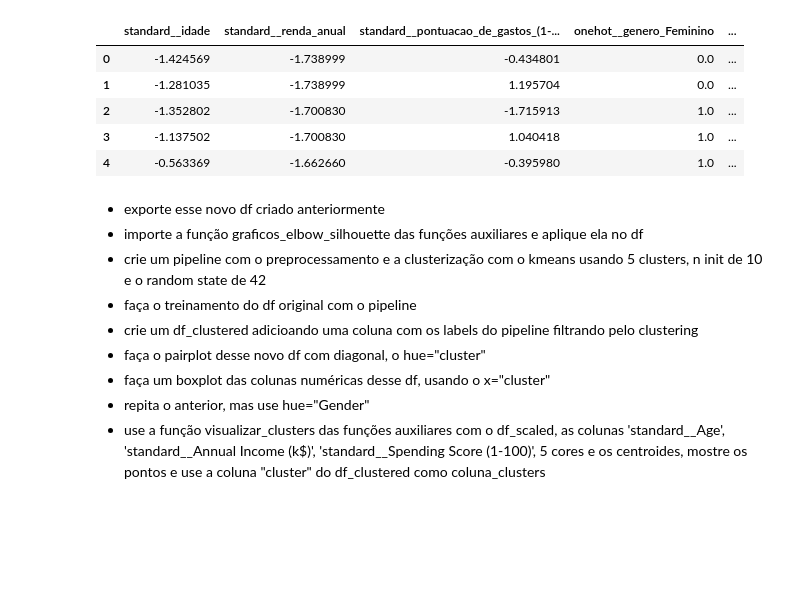
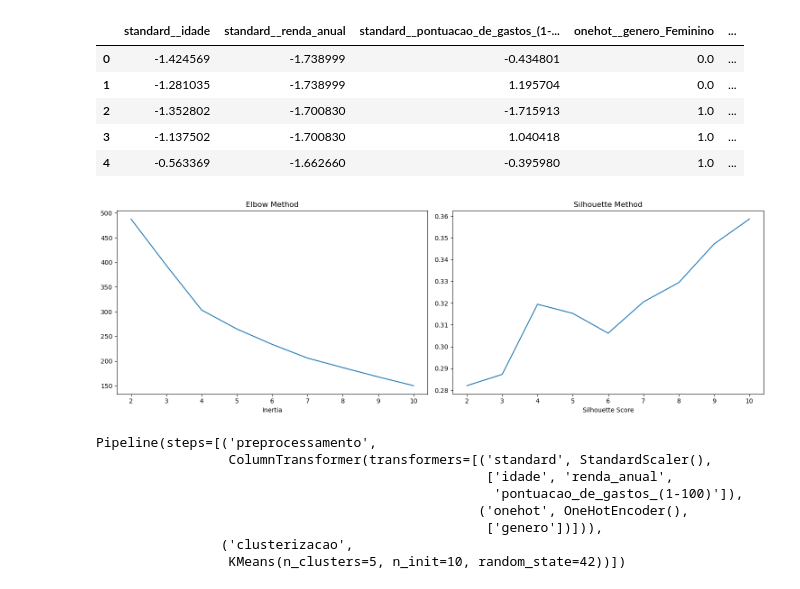
Before and after one commit to Antonio-Manoel/segmentacaoClientes, a Jupyter notebook: notebooks/02 - visualizacao_clusters.ipynb, the cells around one changed output. Saved outputs shown, nothing was run; the diff lists cells and outputs as text; code cells hidden in the pictures; blank space fills up the shorter version.

```diff
--- a/notebooks/02 - visualizacao_clusters.ipynb
+++ b/notebooks/02 - visualizacao_clusters.ipynb
@@ -12,8 +12,10 @@ from sklearn.pipeline import Pipeline
 from sklearn.cluster import KMeans
 
 from Apoio.config import DADOS_SEM_ID, DADOS_SEM_ID_PREPROCESSADOS
+from Apoio.auxiliares import graficos_elbow_silhouette, RANDOM_STATE, visualizar_clusters
 
-sns.set_theme(palette="bright")
+import warnings
+warnings.filterwarnings("ignore") #Warnings tirados para fins de exibição. Remova essa linha de código e sua importação para visualizá-los
 # %%
 df = pd.read_csv(DADOS_SEM_ID)
 
@@ -50,10 +52,22 @@ df_preprocessado.to_csv(DADOS_SEM_ID_PREPROCESSADOS, index=False)
-# %% [markdown]
-- exporte esse novo df criado anteriormente
-- importe a função graficos_elbow_silhouette das funções auxiliares e aplique ela no df
-- crie um pipeline com o preprocessamento e a clusterização com o kmeans usando 5 clusters, n init de 10 e o random state de 42
-- faça o treinamento do df original com o pipeline
-- crie um df_clustered adicioando uma coluna com os labels do pipeline filtrando pelo clustering
-- faça o pairplot desse novo df com diagonal, o hue="cluster"
-- faça um boxplot das colunas numéricas desse df, usando o x="cluster"
-- repita o anterior, mas use hue="Gender"
-- use a função visualizar_clusters das funções auxiliares com o df_scaled, as colunas 'standard__Age', 'standard__Annual Income (k$)', 'standard__Spending Score (1-100)', 5 cores e os centroides, mostre os pontos e use a coluna "cluster" do df_clustered como coluna_clusters
+# %%
+ graficos_elbow_silhouette(df_preprocessado)
+# %% [output]
+[figure, added]
+# %%
+pipeline = Pipeline(
+    [
+        ("preprocessamento", preprocessamento),
+        ("clusterizacao", KMeans(n_clusters=5, n_init=10, random_state=RANDOM_STATE))
+    ]
+)
+
+pipeline.fit(df)
+# %% [output]
+Pipeline(steps=[('preprocessamento',
+                 ColumnTransformer(transformers=[('standard', StandardScaler(),
+                                                  ['idade', 'renda_anual',
+                                                   'pontuacao_de_gastos_(1-100)']),
+                                                 ('onehot', OneHotEncoder(),
+                                                  ['genero'])])),
+                ('clusterizacao',
+                 KMeans(n_clusters=5, n_init=10, random_state=42))])
```
Also changed, not shown: parts of 7 cells of this notebook, 1 other file.
